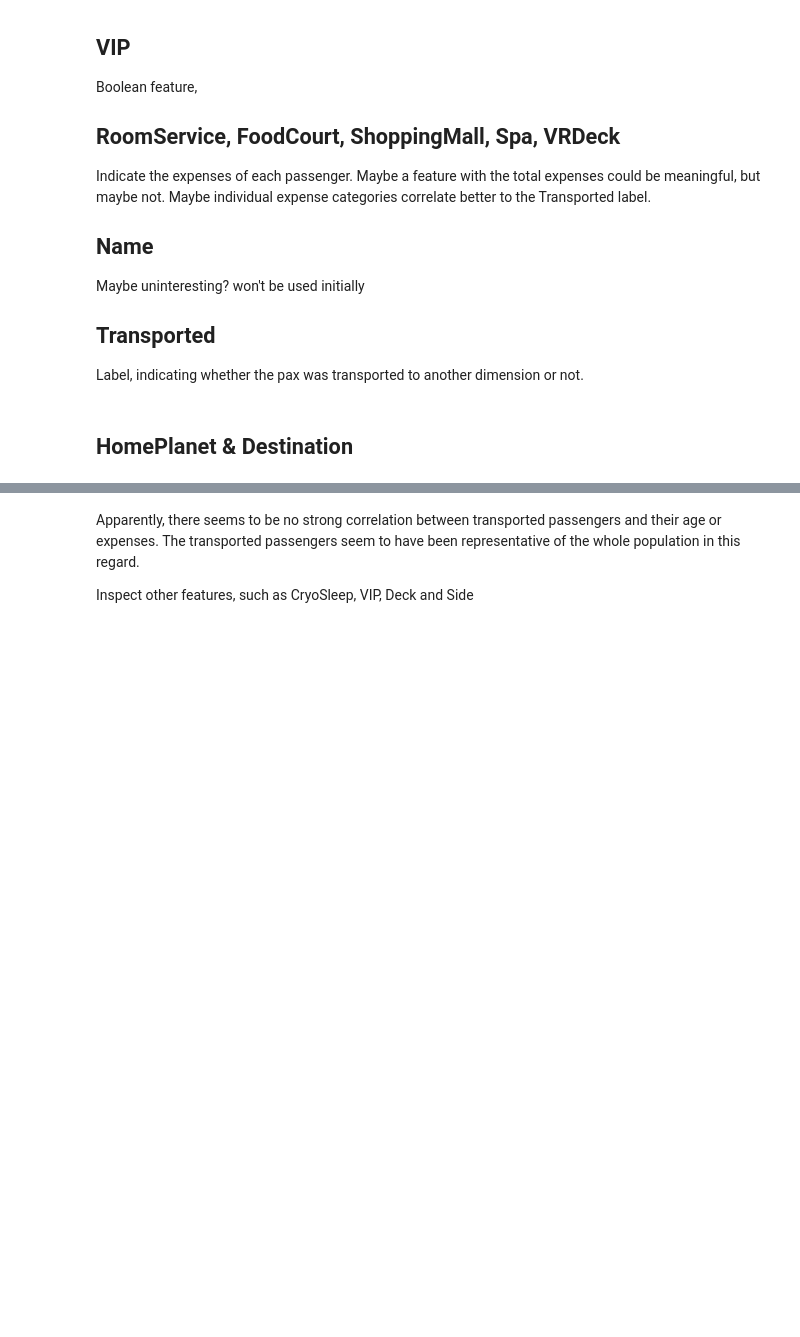
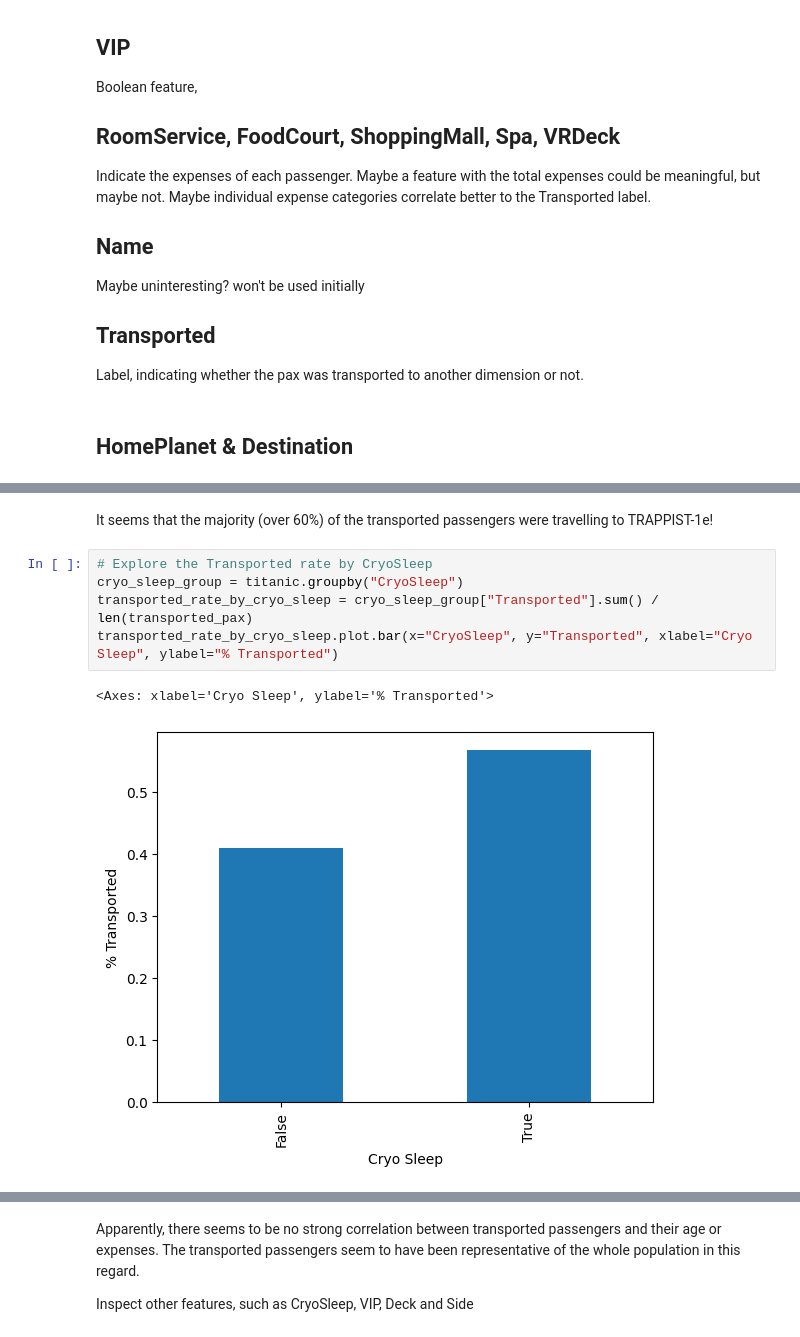
Before and after one commit to aarangop/ml-learning-projects, a Jupyter notebook: spaceship_titanic/spaceship_titanic.ipynb, the cells around one changed output, grey strips where cells are left out. Saved outputs shown, nothing was run; the diff lists cells and outputs as text; blank space fills up the shorter version.

```diff
--- a/spaceship_titanic/spaceship_titanic.ipynb
+++ b/spaceship_titanic/spaceship_titanic.ipynb
@@ -144,0 +192,10 @@ cat_imputer.fit(titanic["HomePlanet"])
+# %% [markdown]
+It seems that the majority (over 60%) of the transported passengers were travelling to TRAPPIST-1e!
+# %%
+# Explore the Transported rate by CryoSleep
+cryo_sleep_group = titanic.groupby("CryoSleep")
+transported_rate_by_cryo_sleep = cryo_sleep_group["Transported"].sum() / len(transported_pax)
+transported_rate_by_cryo_sleep.plot.bar(x="CryoSleep", y="Transported", xlabel="Cryo Sleep", ylabel="% Transported")
+# %% [output]
+<Axes: xlabel='Cryo Sleep', ylabel='% Transported'>
+[figure, added]
```
Also changed, not shown: parts of 42 cells of this notebook, 1 other file.
